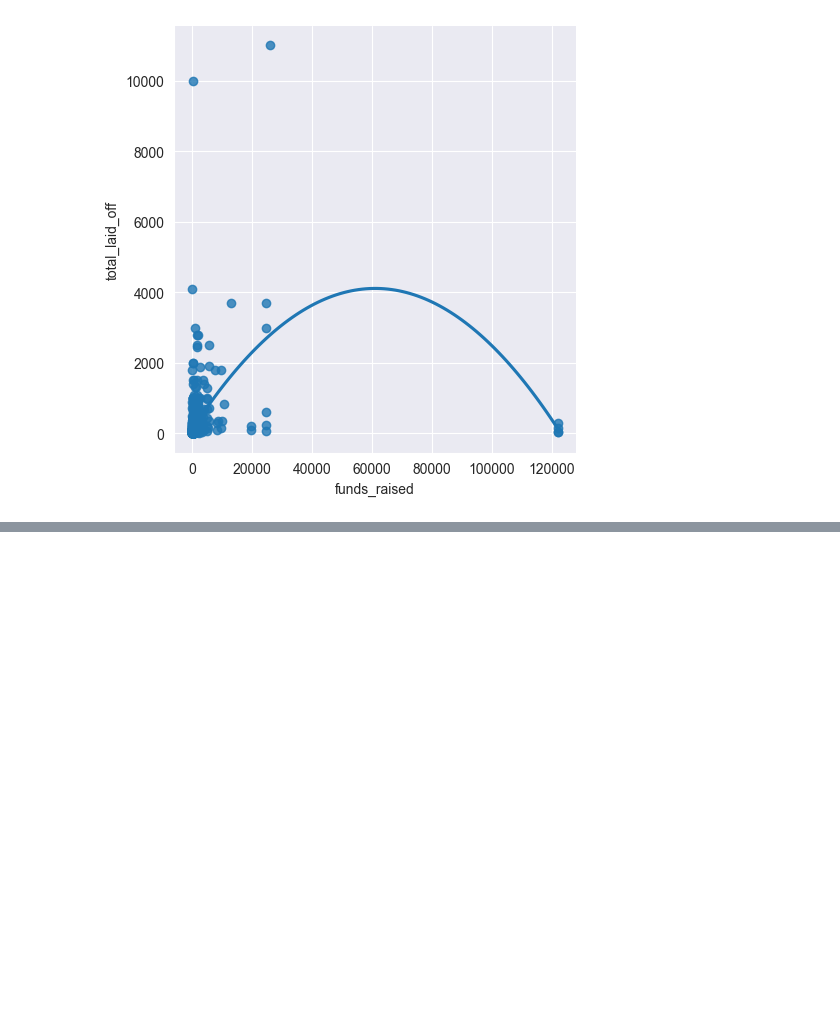
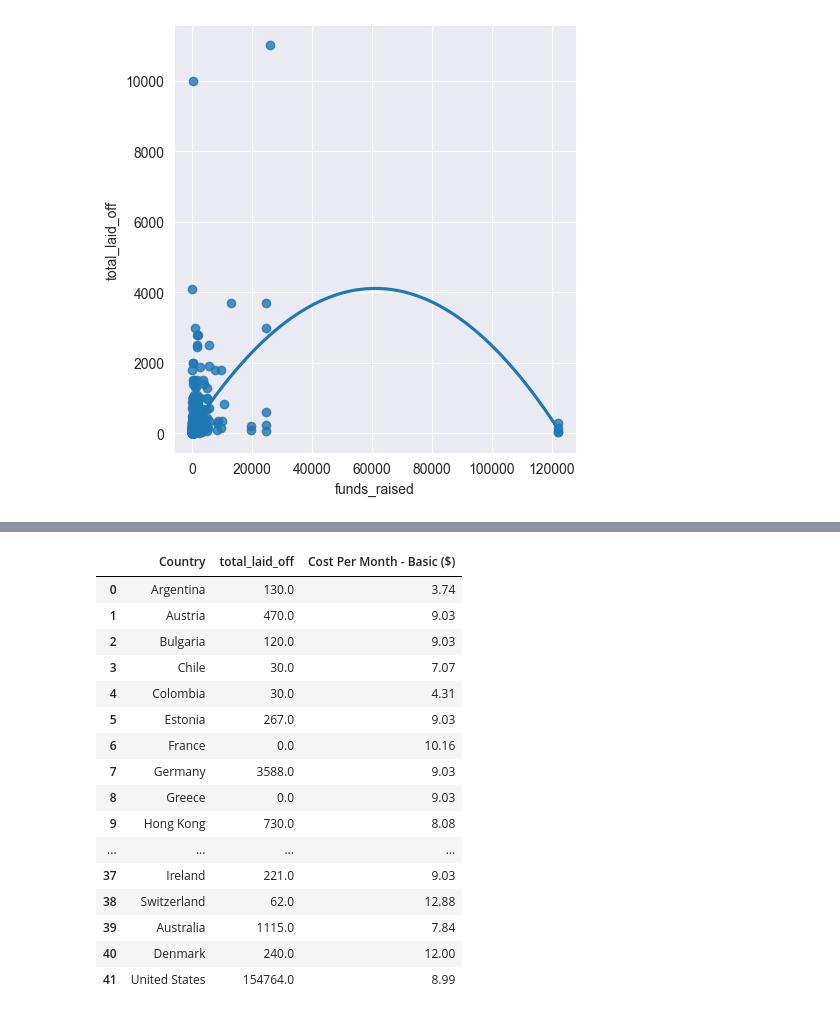
Before and after one commit to dolancode/info450, a Jupyter notebook: BDSFinalProject-master/final.ipynb, the cells around one changed output, grey strips where cells are left out. Cells and saved outputs as stored; diff of their text form; code cells hidden in the pictures; blank space fills up the shorter version.

```diff
--- a/BDSFinalProject-master/final.ipynb
+++ b/BDSFinalProject-master/final.ipynb
@@ -185,0 +175,24 @@ pd.merge(military, netflix, left_on="Name", right_on="Country")
+# %%
+netflix = pd.read_csv('netflix.csv')
+layoffs = pd.read_csv('layoffs.csv')
+layoffs = layoffs.groupby('country')['total_laid_off'].sum()
+pd.merge(netflix, layoffs, left_on="Country", right_on="country")[['Country', 'total_laid_off', 'Cost Per Month - Basic ($)']]
+# I chose inner merge because I do not want any NaN entries in my merged df
+# %% [output]
+|  | Country | total_laid_off | Cost Per Month - Basic ($) |
+| 0 | Argentina | 130.0 | 3.74 |
+| 1 | Austria | 470.0 | 9.03 |
+| 2 | Bulgaria | 120.0 | 9.03 |
+| 3 | Chile | 30.0 | 7.07 |
+| 4 | Colombia | 30.0 | 4.31 |
+| 5 | Estonia | 267.0 | 9.03 |
+| 6 | France | 0.0 | 10.16 |
+| 7 | Germany | 3588.0 | 9.03 |
+| 8 | Greece | 0.0 | 9.03 |
+| 9 | Hong Kong | 730.0 | 8.08 |
+| ... | ... | ... | ... |
+| 37 | Ireland | 221.0 | 9.03 |
+| 38 | Switzerland | 62.0 | 12.88 |
+| 39 | Australia | 1115.0 | 7.84 |
+| 40 | Denmark | 240.0 | 12.00 |
+| 41 | United States | 154764.0 | 8.99 |
```
Also changed, not shown: parts of 7 cells of this notebook, 1 other file.
